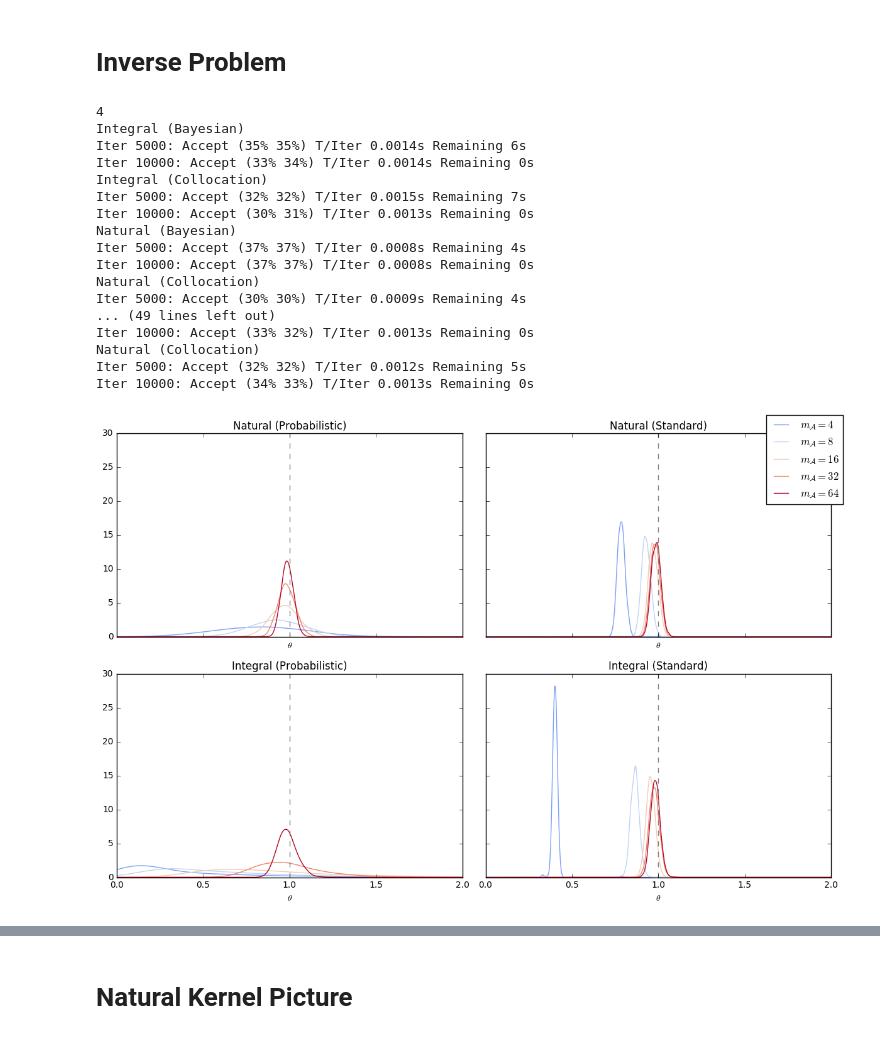
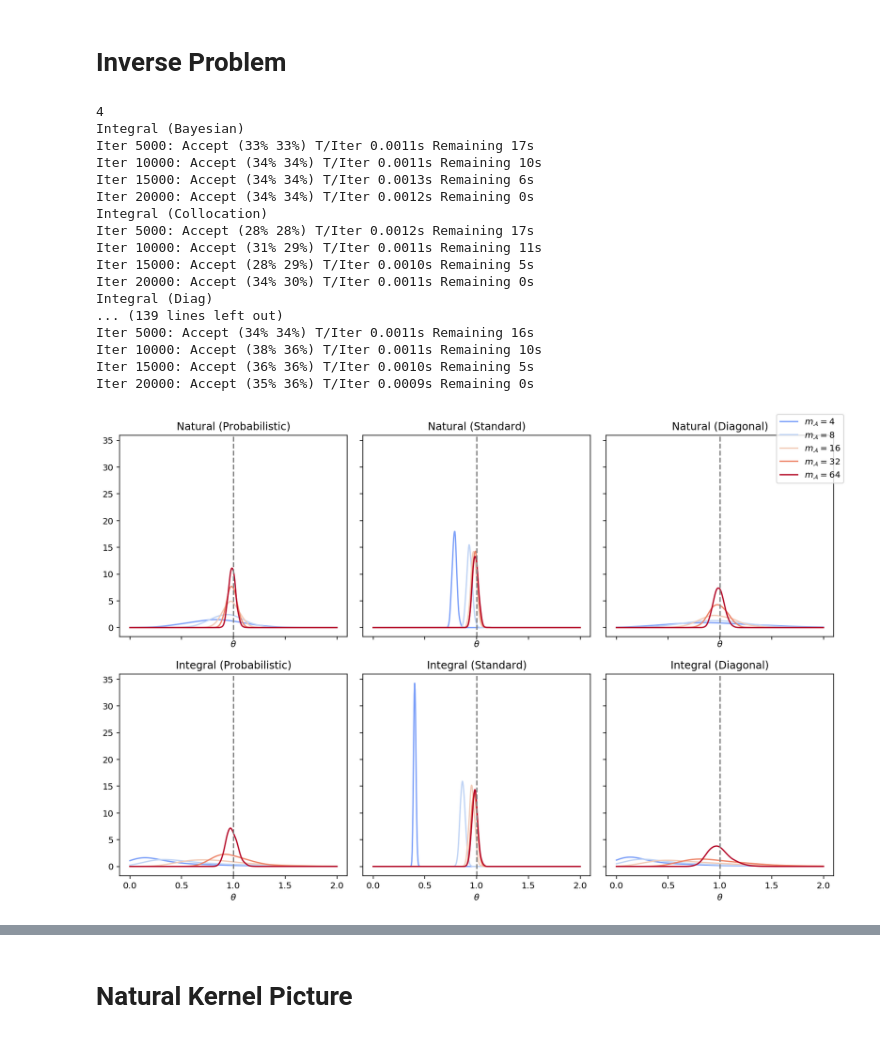
Before and after one commit to jcockayne/bayesian_pdes, a Jupyter notebook: notebooks/Running_Example.ipynb, the cells around one changed output, grey strips where cells are left out. Saved outputs shown, nothing was run; the diff lists cells and outputs as text; code cells hidden in the pictures.

```diff
--- a/notebooks/Running_Example.ipynb
+++ b/notebooks/Running_Example.ipynb
@@ -214,24 +210,31 @@ def sample_forward(delta, design_points, sys_factory, locations):
     posterior = bpdes.collocate(op_system.operators, op_system.operators_bar, obs, op_system)
     return posterior(locations)
 # %%
-def likelihood(delta, design_points, sys_factory, bayesian=True, debug=False):
+def likelihood(delta, design_points, sys_factory, bayesian=True, diag=False, debug=False):
     mu, Sigma = sample_forward(np.exp(delta), design_points, sys_factory, true_locations)
     error_mat = noise_variance**2*np.eye(Sigma.shape[0])
     if debug:
         print('Sigma trace: {} Standard trace: {}'.format(np.trace(Sigma), np.trace(error_mat)))
-    cov = Sigma + error_mat if bayesian else error_mat
+    cov = error_mat
+    if bayesian:
+        cov += Sigma
+    if diag:
+        cov += np.diag(np.diag(Sigma))
     return stats.multivariate_normal.logpdf(true_obs.ravel(), mu.ravel(), cov)
 # %%
 int_results_bayes = {}
 int_results_non_bayes = {}
+int_results_trace = {}
 nat_results_bayes = {}
 nat_results_non_bayes = {}
+nat_results_trace = {}
 # %%
 def log_prior(delta):
     return stats.norm.logpdf(np.exp(delta))
 # %%
 from mcmc import progress
 from mcmc.rwm import AdaptiveProposal
+n_iter = 20000
 p = progress.stdout_progress.PrintProgress(5000)
 ns = np.array([4, 8, 16, 32, 64])
 init_propose_sigma = 1.0
@@ -249,74 +252,86 @@ for n_pts in ns:
         return likelihood(x, design_points, nat_factory, False)
     def int_likelihood_non_bayes(x):
         return likelihood(x, design_points, int_factory, False)
+    def nat_likelihood_diag(x):
+        return likelihood(x, design_points, nat_factory, False, True)
+    def int_likelihood_diag(x):
+        return likelihood(x, design_points, int_factory, False, True)
 
     proposal = AdaptiveProposal(init_propose_sigma)
     print('Integral (Bayesian)')
-    int_samples = mcmc.rwm(10000, proposal, int_likelihood, log_prior, 0.0, p)
+    int_samples = mcmc.rwm(n_iter, proposal, int_likelihood, log_prior, 0.0, p)
     int_results_bayes[n_pts] = int_samples
 
     print('Integral (Collocation)')
-    int_samples = mcmc.rwm(10000, proposal, int_likelihood_non_bayes, log_prior, 0.0, p)
+    int_samples = mcmc.rwm(n_iter, proposal, int_likelihood_non_bayes, log_prior, 0.0, p)
     int_results_non_bayes[n_pts] = int_samples
 
+    print('Integral (Diag)')
+    int_samples = mcmc.rwm(n_iter, proposal, int_likelihood_diag, log_prior, 0.0, p)
+    int_results_trace[n_pts] = int_samples
+
     print('Natural (Bayesian)')
-    nat_samples = mcmc.rwm(10000, proposal, nat_likelihood, log_prior, 0.0, p)
+    nat_samples = mcmc.rwm(n_iter, proposal, nat_likelihood, log_prior, 0.0, p)
     nat_results_bayes[n_pts] = nat_samples
 
     print('Natural (Collocation)')
-    nat_samples = mcmc.rwm(10000, proposal, nat_likelihood_non_bayes, log_prior, 0.0, p)
+    nat_samples = mcmc.rwm(n_iter, proposal, nat_likelihood_non_bayes, log_prior, 0.0, p)
     nat_results_non_bayes[n_pts] = nat_samples
 
+    print('Natural (Diag)')
+    nat_samples = mcmc.rwm(n_iter, proposal, nat_likelihood_diag, log_prior, 0.0, p)
+    nat_results_trace[n_pts] = nat_samples
+
     init_propose_sigma = proposal.variance
 # %% [output]
 4
 Integral (Bayesian)
-Iter 5000: Accept (35% 35%) T/Iter 0.0014s Remaining 6s
-Iter 10000: Accept (33% 34%) T/Iter 0.0014s Remaining 0s
+Iter 5000: Accept (33% 33%) T/Iter 0.0011s Remaining 17s
+Iter 10000: Accept (34% 34%) T/Iter 0.0011s Remaining 10s
+Iter 15000: Accept (34% 34%) T/Iter 0.0013s Remaining 6s
+Iter 20000: Accept (34% 34%) T/Iter 0.0012s Remaining 0s
 Integral (Collocation)
-Iter 5000: Accept (32% 32%) T/Iter 0.0015s Remaining 7s
-Iter 10000: Accept (30% 31%) T/Iter 0.0013s Remaining 0s
-Natural (Bayesian)
-Iter 5000: Accept (37% 37%) T/Iter 0.0008s Remaining 4s
-Iter 10000: Accept (37% 37%) T/Iter 0.0008s Remaining 0s
-Natural (Collocation)
-Iter 5000: Accept (30% 30%) T/Iter 0.0009s Remaining 4s
-... (49 lines left out)
-Iter 10000: Accept (33% 32%) T/Iter 0.0013s Remaining 0s
-Natural (Collocation)
-Iter 5000: Accept (32% 32%) T/Iter 0.0012s Remaining 5s
-Iter 10000: Accept (34% 33%) T/Iter 0.0013s Remaining 0s
+Iter 5000: Accept (28% 28%) T/Iter 0.0012s Remaining 17s
+Iter 10000: Accept (31% 29%) T/Iter 0.0011s Remaining 11s
+Iter 15000: Accept (28% 29%) T/Iter 0.0010s Remaining 5s
+Iter 20000: Accept (34% 30%) T/Iter 0.0011s Remaining 0s
+Integral (Diag)
+... (139 lines left out)
+Iter 5000: Accept (34% 34%) T/Iter 0.0011s Remaining 16s
+Iter 10000: Accept (38% 36%) T/Iter 0.0011s Remaining 10s
+Iter 15000: Accept (36% 36%) T/Iter 0.0010s Remaining 5s
+Iter 20000: Accept (35% 36%) T/Iter 0.0009s Remaining 0s
 # %%
-labels = ['Natural (Probabilistic)', 'Natural (Standard)', 'Integral (Probabilistic)', 'Integral (Standard)']
-dictionaries = [nat_results_bayes, nat_results_non_bayes, int_results_bayes, int_results_non_bayes]
+labels = ['Natural (Probabilistic)', 'Natural (Standard)', 'Natural (Diagonal)', 'Integral (Probabilistic)', 'Integral (Standard)', 'Integral (Diagonal)']
+dictionaries = [nat_results_bayes, nat_results_non_bayes, nat_results_trace, int_results_bayes, int_results_non_bayes, int_results_trace]
 # %%
 from scipy.stats import gaussian_kde
 from matplotlib import colors
 import matplotlib.cm as cmx
 cm = plt.get_cmap('coolwarm')
 cNorm  = colors.Normalize(vmin=0, vmax=1)
-
-fig, axes = plt.subplots(2, 2, figsize=(12,8), sharex=True, sharey=True, squeeze=True)
+burn = 10000
+fig, axes = plt.subplots(2, 3, figsize=(12,8), sharex=True, sharey=True, squeeze=True)
 scalar_map = cmx.ScalarMappable(norm=cNorm, cmap=cm)
 space = np.linspace(0.0, 2.0, 500)
 ix_ax = 0
 for dic, label in zip(dictionaries, labels):
     lines = []
     ax = axes.ravel()[ix_ax]
     for ix, n in enumerate(ns):
         samples = dic[n]
-        kde = gaussian_kde(np.exp(samples[0]).T, 0.3)
+        kde = gaussian_kde(np.exp(samples[0][burn:,:]).T, 0.3)
         l, = ax.plot(space, kde(space), label=n, c=scalar_map.to_rgba((ix+1)*1./len(ns)))
         lines.append(l)
     ax.axvline(1.0, linestyle='--', color='gray')
     ax.set_title(label)
     ax.set_xlabel('$\\theta$')
     ix_ax += 1
 plt.tight_layout()
 plt.figlegend(lines, ['$m_{\\mathcal{A}} = ' + str(n) + '$' for n in ns], 1)
 plt.savefig('figures/example_posteriors.pdf', transparent=True, bbox_inches=0)
 # %% [output]
-[figure, old version]
+[figure, new version]
 # %%
 from scipy.stats import gaussian_kde
 from matplotlib import colors
```
Also changed, not shown: parts of 12 cells of this notebook, 3 other files.
